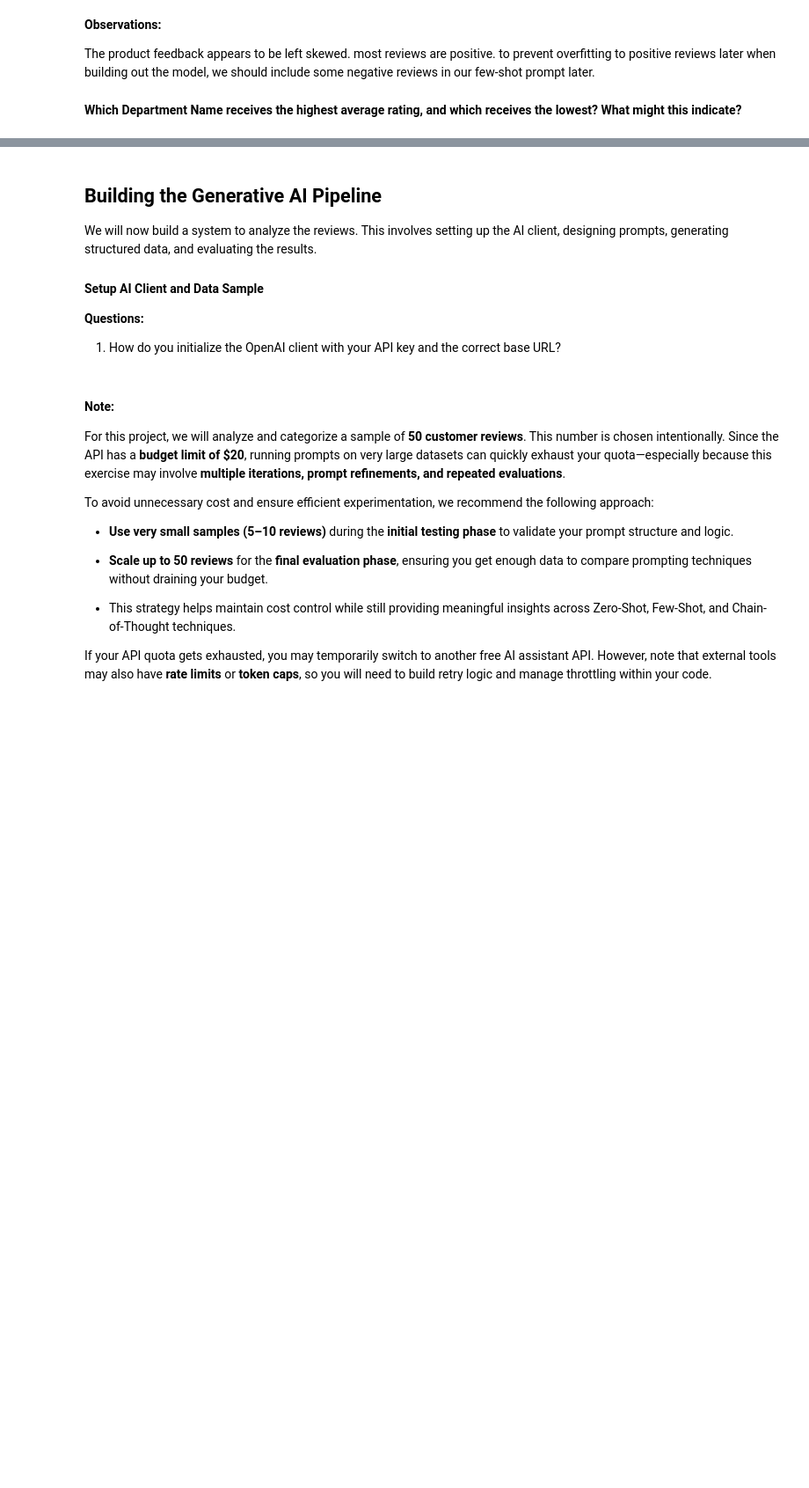
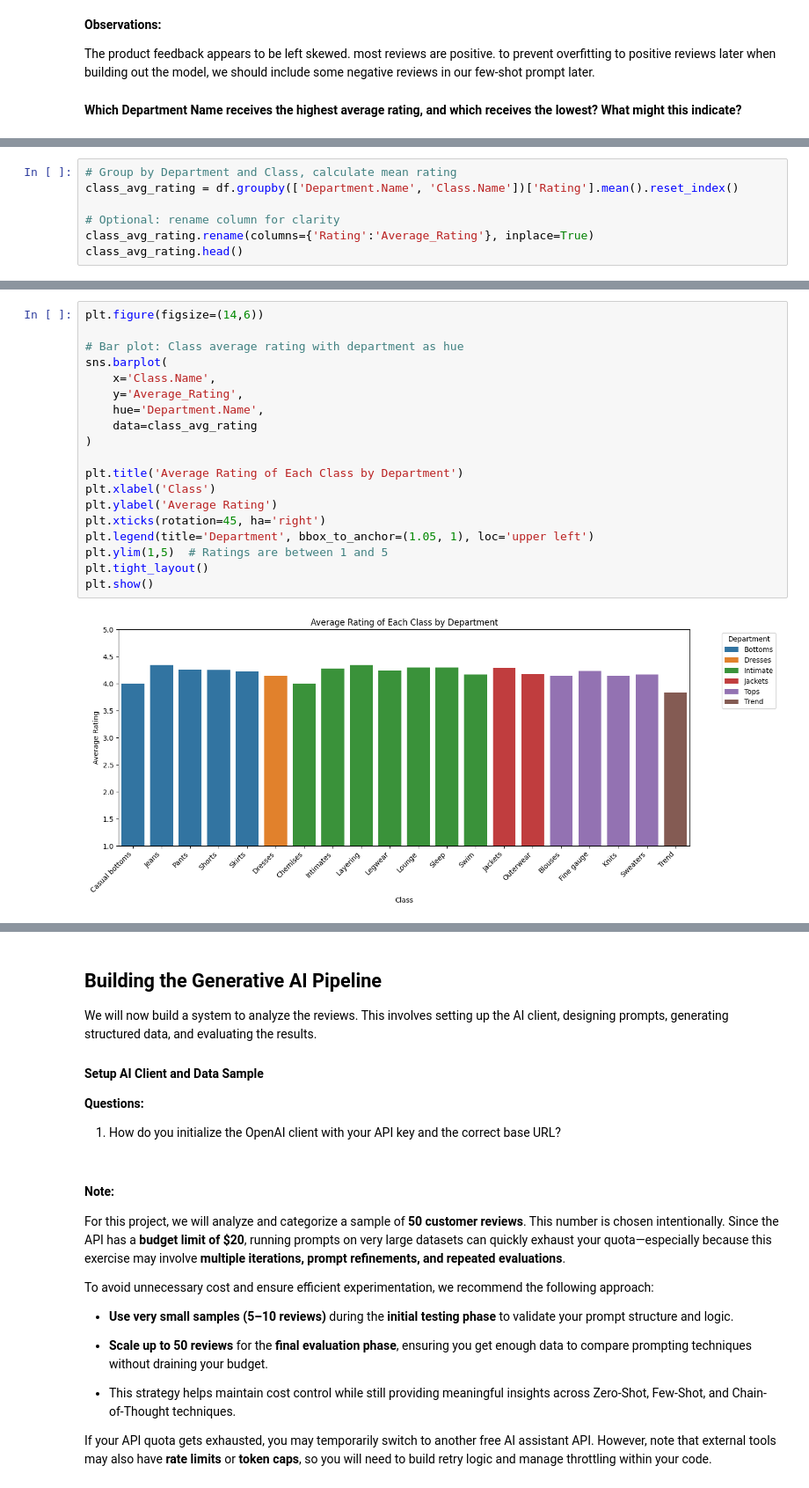
Before and after one commit to mikejoe144/MIT_Course_Capstone_Project, a Jupyter notebook: Real-Time_Retail_Feedback_Intelligence_Full_code.ipynb, the cells around one changed output, grey strips where cells are left out. Shown at 88% size. Drawn from its saved outputs; the diff is of its cells as text; blank space fills up the shorter version.

```diff
--- a/Real-Time_Retail_Feedback_Intelligence_Full_code.ipynb
+++ b/Real-Time_Retail_Feedback_Intelligence_Full_code.ipynb
@@ -405,0 +423,7 @@ The product feedback appears to be left skewed. most reviews are positive. to pr
+# %%
+# Group by Department and Class, calculate mean rating
+class_avg_rating = df.groupby(['Department.Name', 'Class.Name'])['Rating'].mean().reset_index()
+
+# Optional: rename column for clarity
+class_avg_rating.rename(columns={'Rating':'Average_Rating'}, inplace=True)
+class_avg_rating.head()
@@ -405,0 +437,21 @@ The product feedback appears to be left skewed. most reviews are positive. to pr
+# %%
+plt.figure(figsize=(14,6))
+
+# Bar plot: Class average rating with department as hue
+sns.barplot(
+    x='Class.Name',
+    y='Average_Rating',
+    hue='Department.Name',
+    data=class_avg_rating
+)
+
+plt.title('Average Rating of Each Class by Department')
+plt.xlabel('Class')
+plt.ylabel('Average Rating')
+plt.xticks(rotation=45, ha='right')
+plt.legend(title='Department', bbox_to_anchor=(1.05, 1), loc='upper left')
+plt.ylim(1,5)  # Ratings are between 1 and 5
+plt.tight_layout()
+plt.show()
+# %% [output]
+[figure, added]
```
Also changed, not shown: parts of 10 cells of this notebook.
